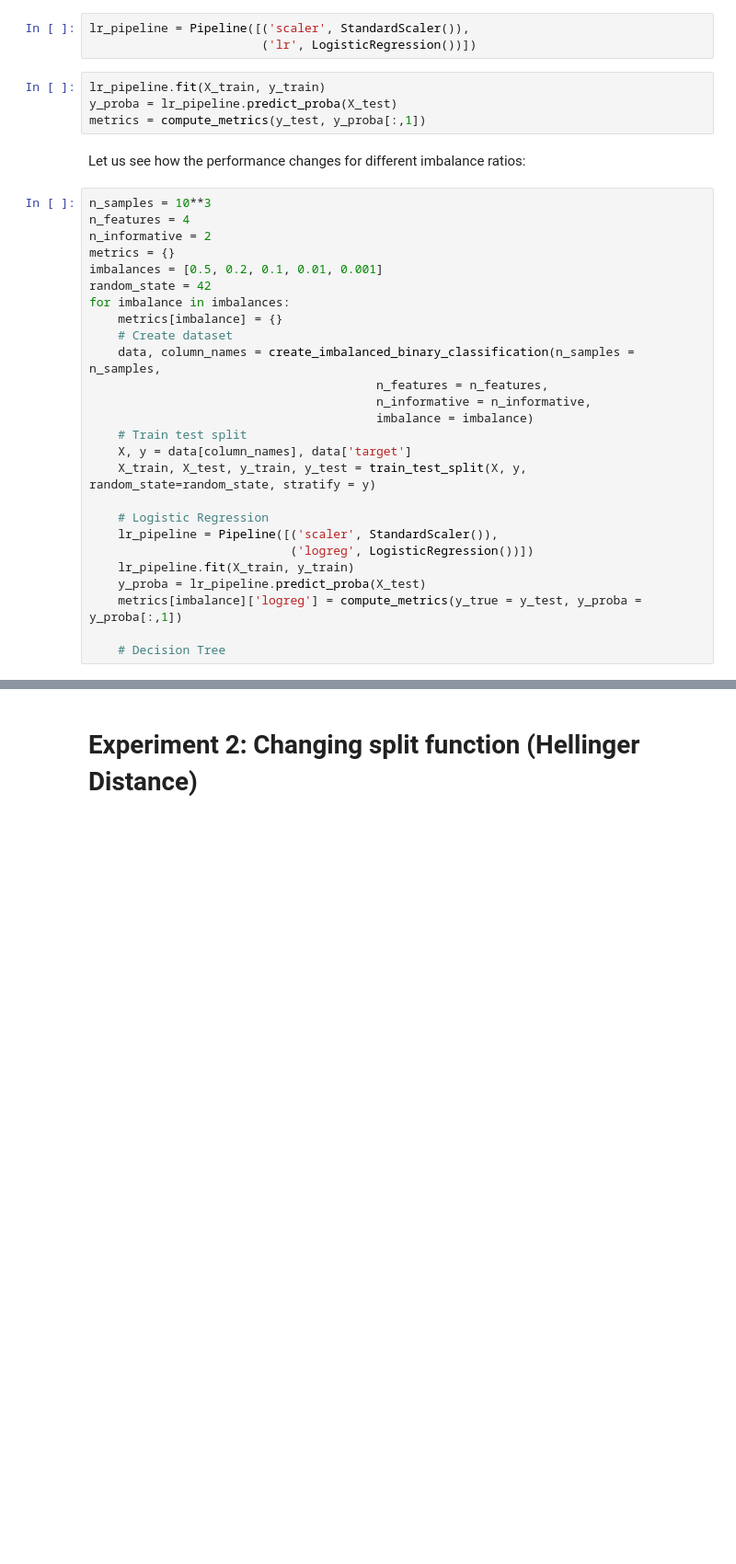
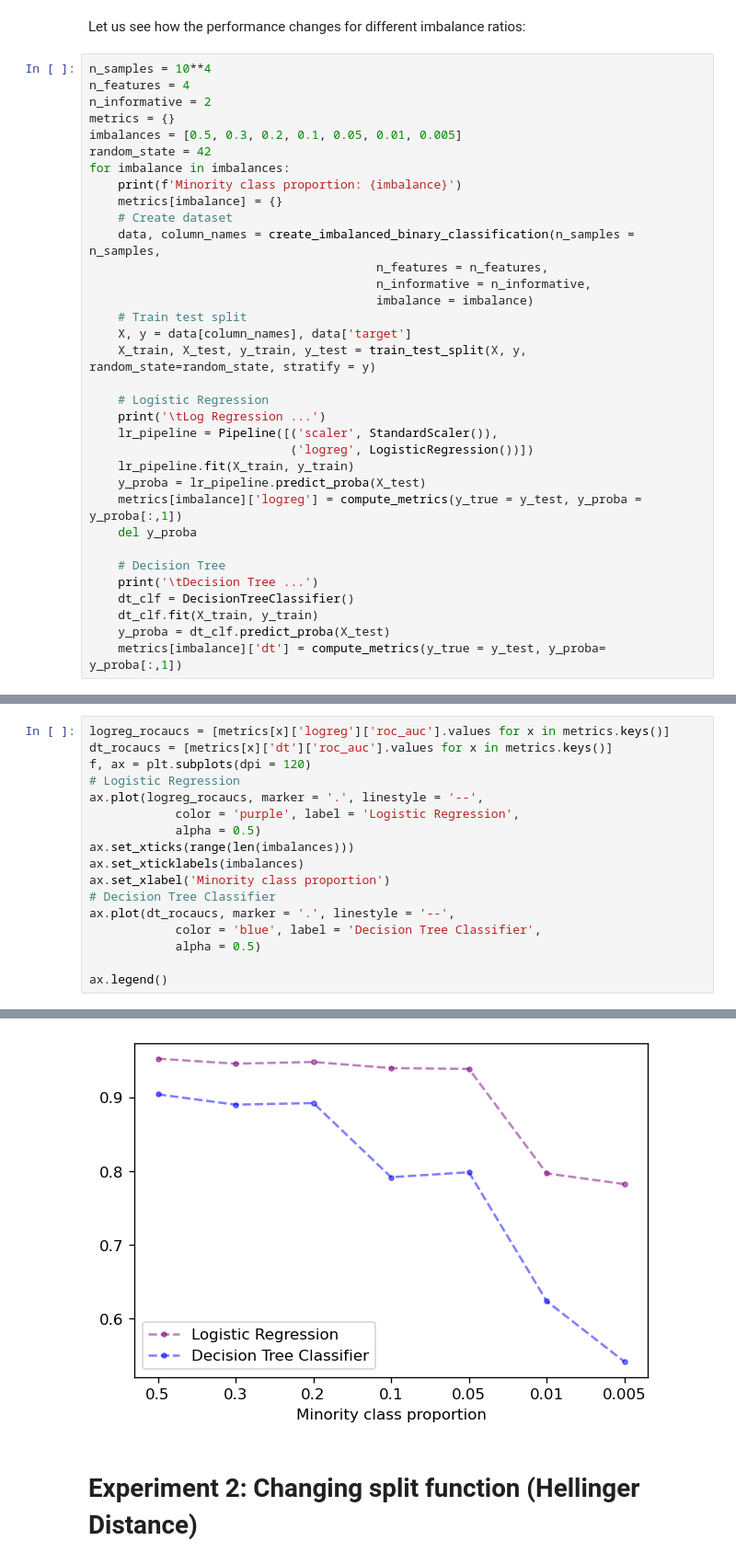
Before and after one commit to pibieta/imbalanced_learning, a Jupyter notebook: notebooks/pablo-model-dependence.ipynb, the cells around one changed output, grey strips where cells are left out. Shown at 92% size. Saved outputs shown, nothing was run; the diff lists cells and outputs as text; blank space fills up the shorter version.

Commit message:
generated the performance plot

```diff
--- a/notebooks/pablo-model-dependence.ipynb
+++ b/notebooks/pablo-model-dependence.ipynb
@@ -135,23 +135,17 @@ def compute_metrics(y_true: List, y_proba: List) -> pd.DataFrame:
     metrics['pr_curve']['thresholds'] = thresholds_pr
 
     return pd.DataFrame([metrics])
-# %%
-lr_pipeline = Pipeline([('scaler', StandardScaler()),
-                        ('lr', LogisticRegression())])
-# %%
-lr_pipeline.fit(X_train, y_train)
-y_proba = lr_pipeline.predict_proba(X_test)
-metrics = compute_metrics(y_test, y_proba[:,1])
 # %% [markdown]
 Let us see how the performance changes for different imbalance ratios:
 # %%
-n_samples = 10**3
+n_samples = 10**4
 n_features = 4
 n_informative = 2
 metrics = {}
-imbalances = [0.5, 0.2, 0.1, 0.01, 0.001]
+imbalances = [0.5, 0.3, 0.2, 0.1, 0.05, 0.01, 0.005]
 random_state = 42
 for imbalance in imbalances:
+    print(f'Minority class proportion: {imbalance}')
     metrics[imbalance] = {}
     # Create dataset
     data, column_names = create_imbalanced_binary_classification(n_samples = n_samples,
@@ -163,11 +157,18 @@ for imbalance in imbalances:
     X_train, X_test, y_train, y_test = train_test_split(X, y, random_state=random_state, stratify = y)
 
     # Logistic Regression
+    print('\tLog Regression ...')
     lr_pipeline = Pipeline([('scaler', StandardScaler()),
                             ('logreg', LogisticRegression())])
     lr_pipeline.fit(X_train, y_train)
     y_proba = lr_pipeline.predict_proba(X_test)
     metrics[imbalance]['logreg'] = compute_metrics(y_true = y_test, y_proba = y_proba[:,1])
+    del y_proba
 
     # Decision Tree
+    print('\tDecision Tree ...')
+    dt_clf = DecisionTreeClassifier()
+    dt_clf.fit(X_train, y_train)
+    y_proba = dt_clf.predict_proba(X_test)
+    metrics[imbalance]['dt'] = compute_metrics(y_true = y_test, y_proba= y_proba[:,1])
 # %% [output]
@@ -178,0 +192,18 @@ for imbalance in imbalances:
+# %%
+logreg_rocaucs = [metrics[x]['logreg']['roc_auc'].values for x in metrics.keys()]
+dt_rocaucs = [metrics[x]['dt']['roc_auc'].values for x in metrics.keys()]
+f, ax = plt.subplots(dpi = 120)
+# Logistic Regression
+ax.plot(logreg_rocaucs, marker = '.', linestyle = '--',
+            color = 'purple', label = 'Logistic Regression',
+            alpha = 0.5)
+ax.set_xticks(range(len(imbalances)))
+ax.set_xticklabels(imbalances)
+ax.set_xlabel('Minority class proportion')
+# Decision Tree Classifier
+ax.plot(dt_rocaucs, marker = '.', linestyle = '--',
+            color = 'blue', label = 'Decision Tree Classifier',
+            alpha = 0.5)
+
+ax.legend()
+# %% [output]
@@ -179,2 +211,3 @@ for imbalance in imbalances:
+[figure, added]
 # %% [markdown]
 # Experiment 2: Changing split function (Hellinger Distance)
```
Also changed, not shown: parts of 2 cells of this notebook.
